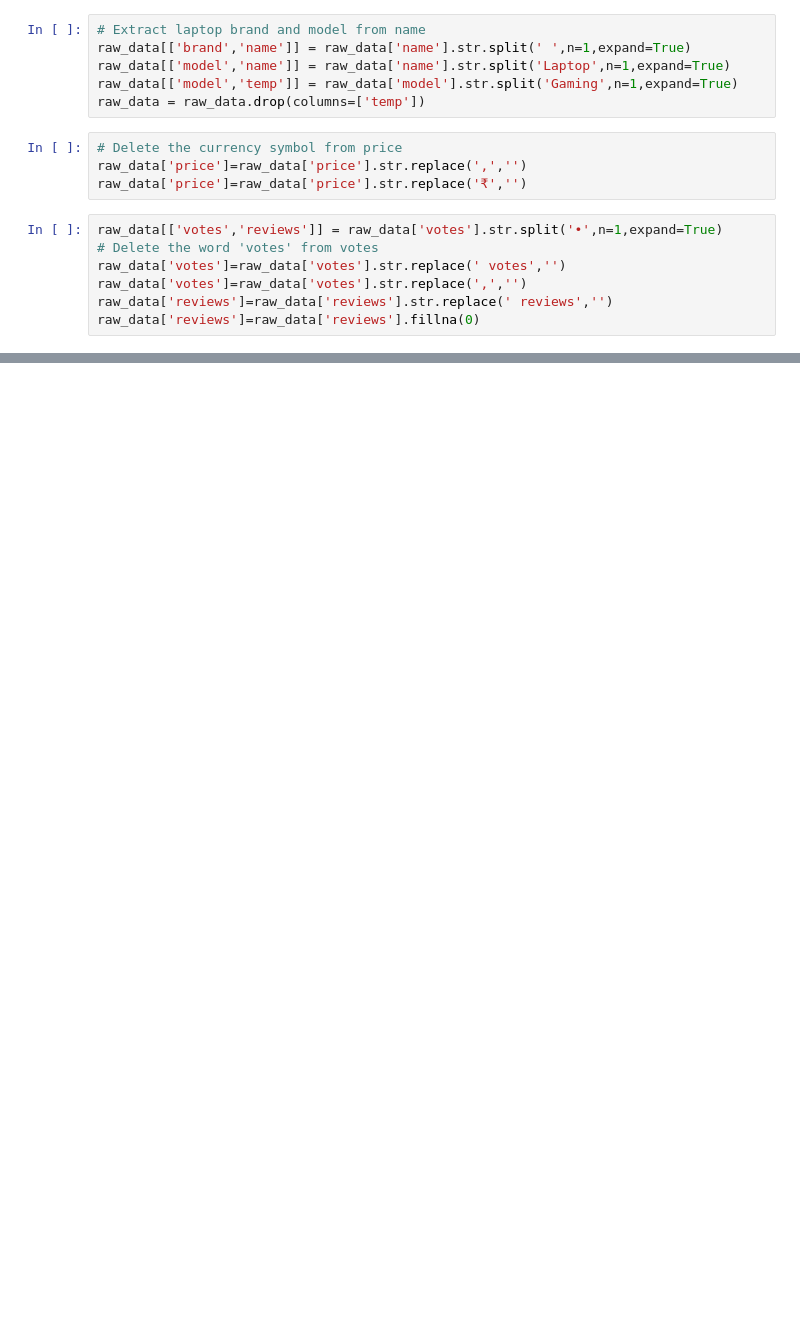
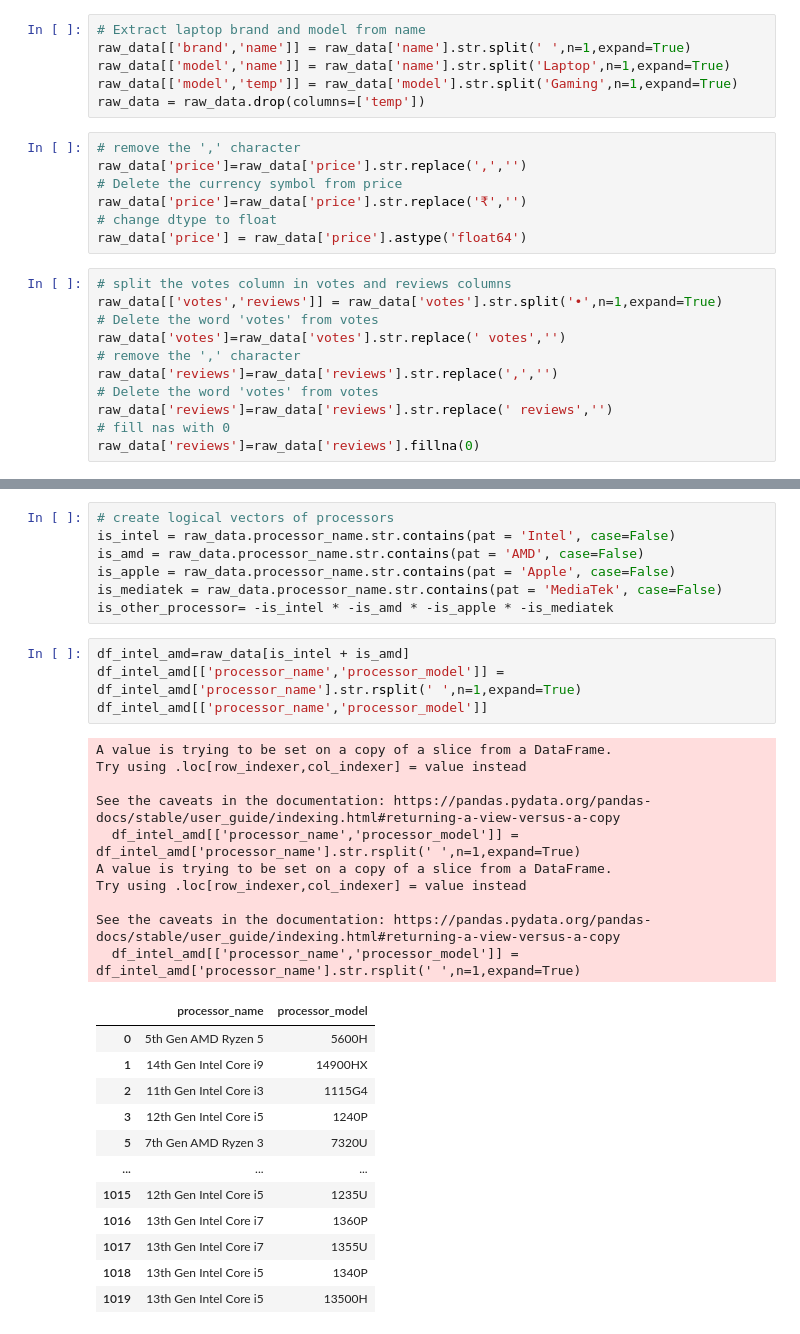
Before and after one commit to themispap/Data_cleaning_project_SmartPrix_Laptops, a Jupyter notebook: notebooks/data_cleaning.ipynb, the cells around one changed output, grey strips where cells are left out. Saved outputs shown, nothing was run; the diff lists cells and outputs as text; blank space fills up the shorter version.

```diff
--- a/notebooks/data_cleaning.ipynb
+++ b/notebooks/data_cleaning.ipynb
@@ -11,13 +32,20 @@ raw_data[['model','name']] = raw_data['name'].str.split('Laptop',n=1,expand=True
 raw_data[['model','temp']] = raw_data['model'].str.split('Gaming',n=1,expand=True)
 raw_data = raw_data.drop(columns=['temp'])
 # %%
+# remove the ',' character
+raw_data['price']=raw_data['price'].str.replace(',','')
 # Delete the currency symbol from price
-raw_data['price']=raw_data['price'].str.replace(',','')
 raw_data['price']=raw_data['price'].str.replace('₹','')
+# change dtype to float
+raw_data['price'] = raw_data['price'].astype('float64')
 # %%
+# split the votes column in votes and reviews columns
 raw_data[['votes','reviews']] = raw_data['votes'].str.split('•',n=1,expand=True)
 # Delete the word 'votes' from votes
 raw_data['votes']=raw_data['votes'].str.replace(' votes','')
-raw_data['votes']=raw_data['votes'].str.replace(',','')
+# remove the ',' character
+raw_data['reviews']=raw_data['reviews'].str.replace(',','')
+# Delete the word 'votes' from votes
 raw_data['reviews']=raw_data['reviews'].str.replace(' reviews','')
+# fill nas with 0
 raw_data['reviews']=raw_data['reviews'].fillna(0)
@@ -41,0 +86,34 @@ raw_data#.iloc[:,16:]
+# %%
+# create logical vectors of processors
+is_intel = raw_data.processor_name.str.contains(pat = 'Intel', case=False)
+is_amd = raw_data.processor_name.str.contains(pat = 'AMD', case=False)
+is_apple = raw_data.processor_name.str.contains(pat = 'Apple', case=False)
+is_mediatek = raw_data.processor_name.str.contains(pat = 'MediaTek', case=False)
+is_other_processor= -is_intel * -is_amd * -is_apple * -is_mediatek
+# %%
+df_intel_amd=raw_data[is_intel + is_amd]
+df_intel_amd[['processor_name','processor_model']] = df_intel_amd['processor_name'].str.rsplit(' ',n=1,expand=True)
+df_intel_amd[['processor_name','processor_model']]
+# %% [output]
+A value is trying to be set on a copy of a slice from a DataFrame.
+Try using .loc[row_indexer,col_indexer] = value instead
+
+See the caveats in the documentation: https://pandas.pydata.org/pandas-docs/stable/user_guide/indexing.html#returning-a-view-versus-a-copy
+  df_intel_amd[['processor_name','processor_model']] = df_intel_amd['processor_name'].str.rsplit(' ',n=1,expand=True)
+A value is trying to be set on a copy of a slice from a DataFrame.
+Try using .loc[row_indexer,col_indexer] = value instead
+
+See the caveats in the documentation: https://pandas.pydata.org/pandas-docs/stable/user_guide/indexing.html#returning-a-view-versus-a-copy
+  df_intel_amd[['processor_name','processor_model']] = df_intel_amd['processor_name'].str.rsplit(' ',n=1,expand=True)
+|  | processor_name | processor_model |
+| 0 | 5th Gen AMD Ryzen 5 | 5600H |
+| 1 | 14th Gen Intel Core i9 | 14900HX |
+| 2 | 11th Gen Intel Core i3 | 1115G4 |
+| 3 | 12th Gen Intel Core i5 | 1240P |
+| 5 | 7th Gen AMD Ryzen 3 | 7320U |
+| ... | ... | ... |
+| 1015 | 12th Gen Intel Core i5 | 1235U |
+| 1016 | 13th Gen Intel Core i7 | 1360P |
+| 1017 | 13th Gen Intel Core i7 | 1355U |
+| 1018 | 13th Gen Intel Core i5 | 1340P |
+| 1019 | 13th Gen Intel Core i5 | 13500H |
```
Also changed, not shown: parts of 23 cells of this notebook.
